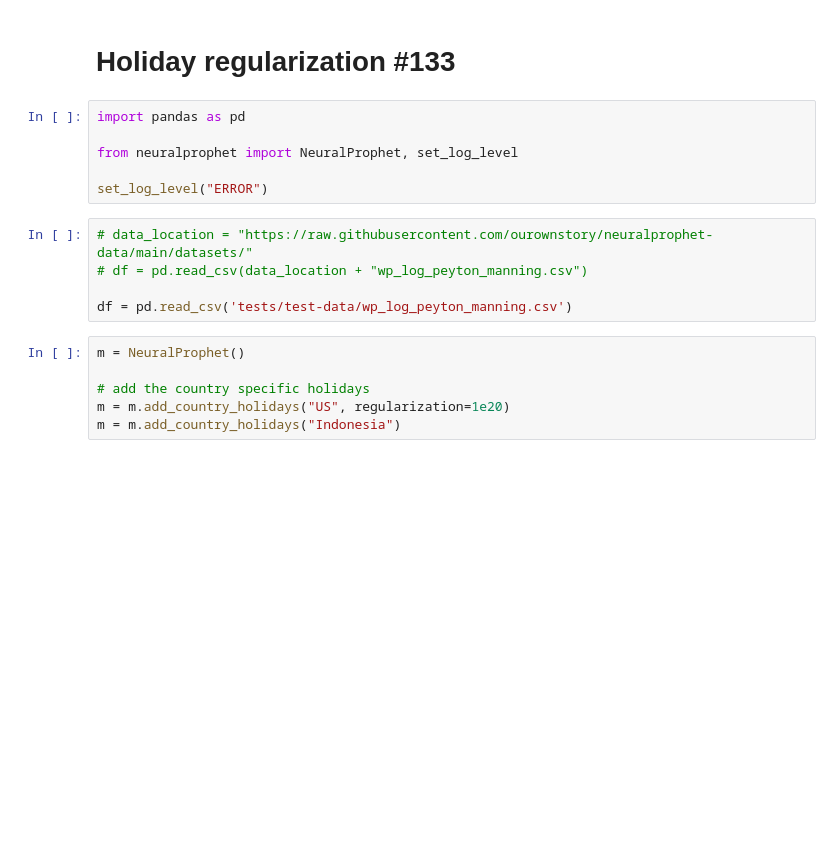
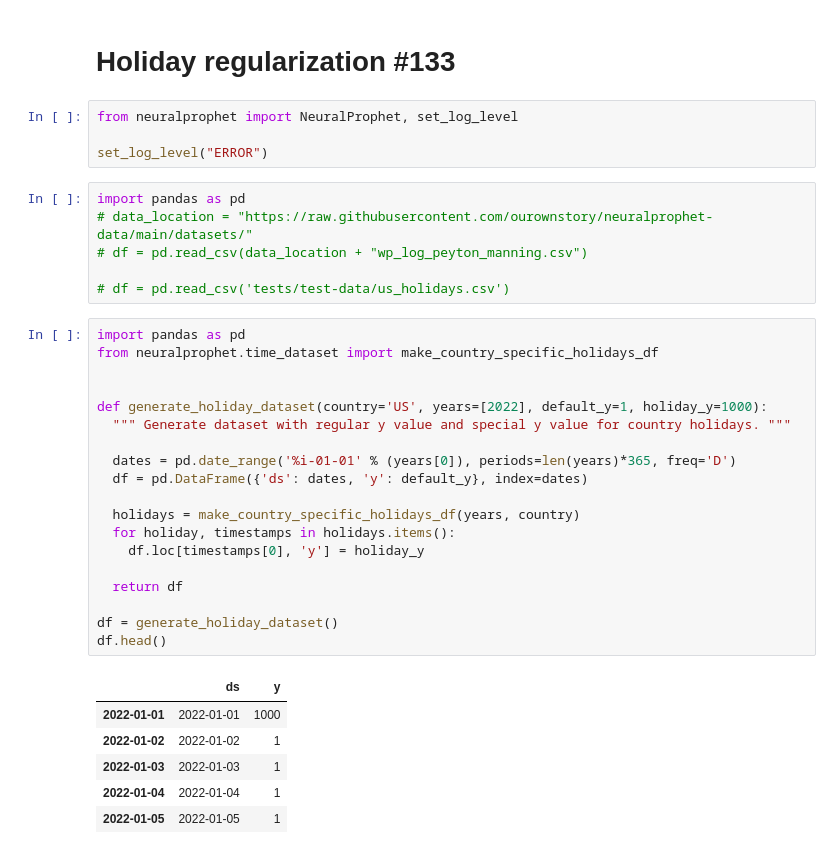
Before and after one commit to noxan/neural_prophet, a Jupyter notebook: Untitled-1.ipynb, the cells around one changed output. Cells and saved outputs as stored; diff of their text form; blank space fills up the shorter version.

```diff
--- a/Untitled-1.ipynb
+++ b/Untitled-1.ipynb
@@ -1,19 +1,38 @@
 # %% [markdown]
 # Holiday regularization #133
 # %%
-import pandas as pd
-
 from neuralprophet import NeuralProphet, set_log_level
 
 set_log_level("ERROR")
 # %%
+import pandas as pd
 # data_location = "https://raw.githubusercontent.com/ourownstory/neuralprophet-data/main/datasets/"
 # df = pd.read_csv(data_location + "wp_log_peyton_manning.csv")
 
-df = pd.read_csv('tests/test-data/wp_log_peyton_manning.csv')
+# df = pd.read_csv('tests/test-data/us_holidays.csv')
-# %%
-m = NeuralProphet()
-
-# add the country specific holidays
-m = m.add_country_holidays("US", regularization=1e20)
-m = m.add_country_holidays("Indonesia")
+# %%
+import pandas as pd
+from neuralprophet.time_dataset import make_country_specific_holidays_df
+
+
+def generate_holiday_dataset(country='US', years=[2022], default_y=1, holiday_y=1000):
+  """ Generate dataset with regular y value and special y value for country holidays. """
+
+  dates = pd.date_range('%i-01-01' % (years[0]), periods=len(years)*365, freq='D')
+  df = pd.DataFrame({'ds': dates, 'y': default_y}, index=dates)
+
+  holidays = make_country_specific_holidays_df(years, country)
+  for holiday, timestamps in holidays.items():
+    df.loc[timestamps[0], 'y'] = holiday_y
+
+  return df
+
+df = generate_holiday_dataset()
+df.head()
+# %% [output]
+|  | ds | y |
+| 2022-01-01 | 2022-01-01 | 1000 |
+| 2022-01-02 | 2022-01-02 | 1 |
+| 2022-01-03 | 2022-01-03 | 1 |
+| 2022-01-04 | 2022-01-04 | 1 |
+| 2022-01-05 | 2022-01-05 | 1 |
```
Also changed, not shown: parts of 6 cells of this notebook.
